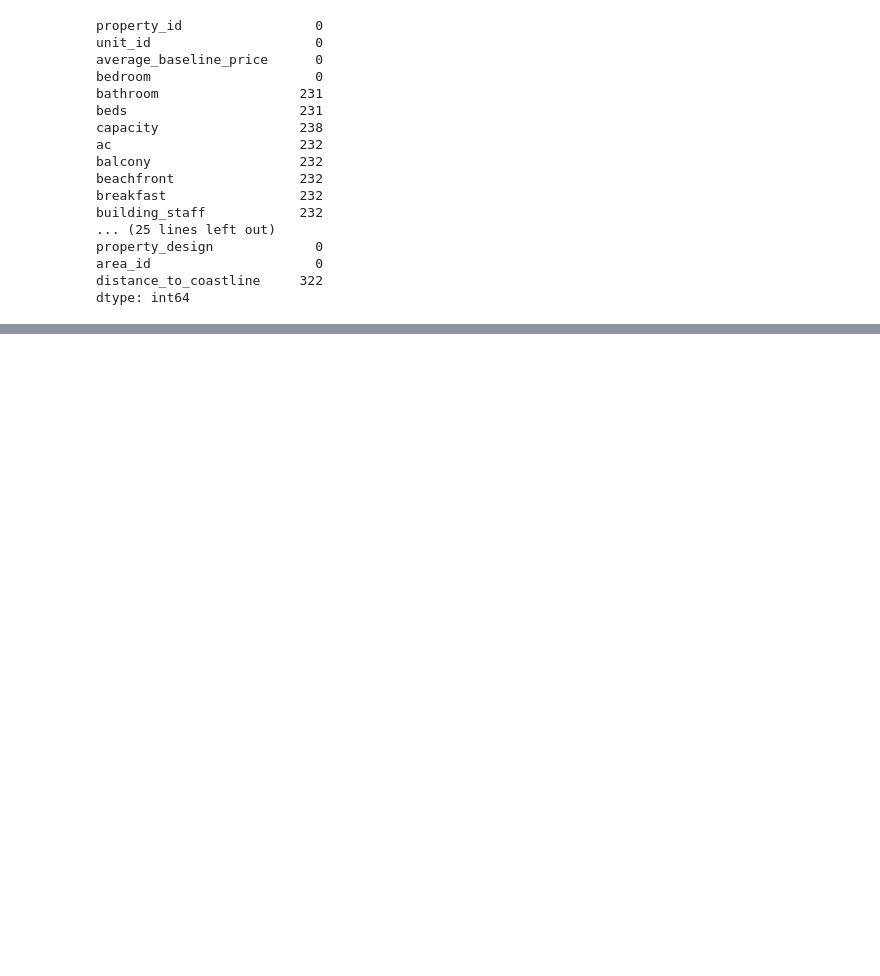
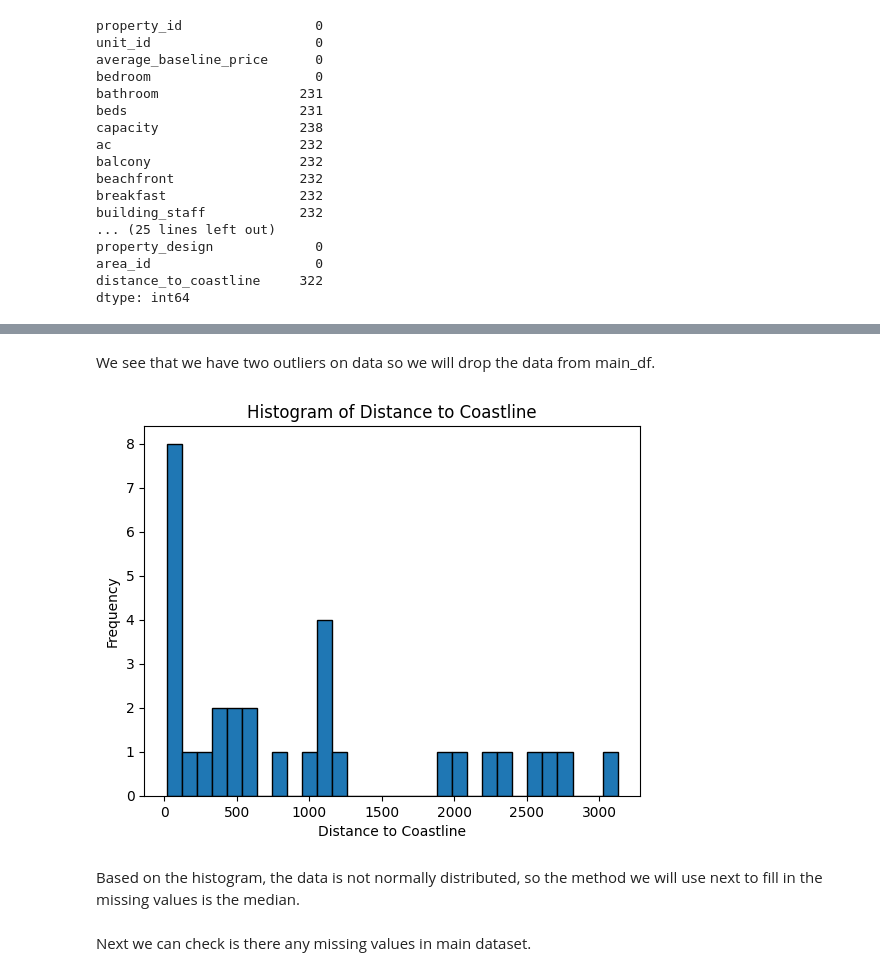
Before and after one commit to tristansuud/c241-rp03-bukitvista-room-pricing-ml, a Jupyter notebook: notebooks/datavista/cleaningdata.ipynb, the cells around one changed output, grey strips where cells are left out. Drawn from its saved outputs; the diff is of its cells as text; code cells hidden in the pictures; blank space fills up the shorter version.

```diff
--- a/notebooks/datavista/cleaningdata.ipynb
+++ b/notebooks/datavista/cleaningdata.ipynb
@@ -414,0 +323,10 @@ if not predict_data.empty:
+# %%
+mean = np.mean(main_df['distance_to_coastline'])
+std = np.std(main_df['distance_to_coastline'])
+
+main_df['z_score'] = (main_df['distance_to_coastline'] - mean) / std
+threshold = 3
+outliers_z = main_df[np.abs(main_df['z_score']) > threshold]
+
+print("Outliers based on Z-Score:")
+outliers_z.head()
@@ -414,0 +338,16 @@ if not predict_data.empty:
+# %%
+main_df = main_df.drop(columns=['z_score'])
+# %% [markdown]
+We see that we have two outliers on data so we will drop the data from main_df.
+# %%
+main_df = main_df[~main_df['property_id'].isin(['PR0294', 'PR0453'])]
+# %%
+main_df['distance_to_coastline'].plot(kind='hist', bins=30, edgecolor='black')
+plt.title('Histogram of Distance to Coastline')
+plt.xlabel('Distance to Coastline')
+plt.ylabel('Frequency')
+plt.show()
+# %% [output]
+[figure, added]
+# %% [markdown]
+Based on the histogram, the data is not normally distributed, so the method we will use next to fill in the missing values is the median.
@@ -415,3 +357,5 @@ if not predict_data.empty:
+# %% [markdown]
+Next we can check is there any missing values in main dataset.
 # %%
 main_df.isna().sum()
 # %% [output]
```
Also changed, not shown: parts of 83 cells of this notebook.
